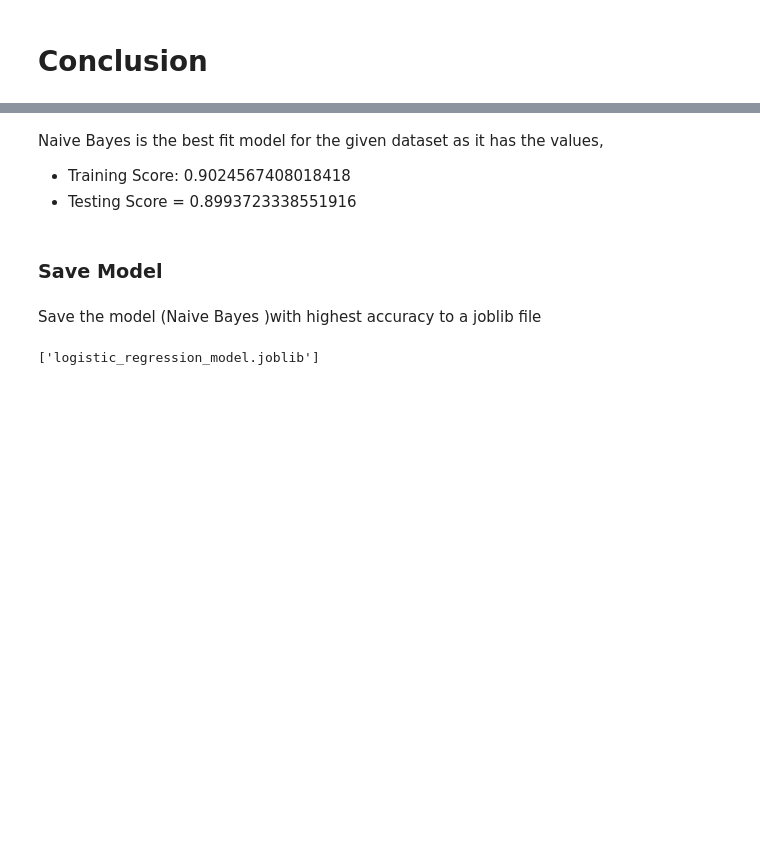
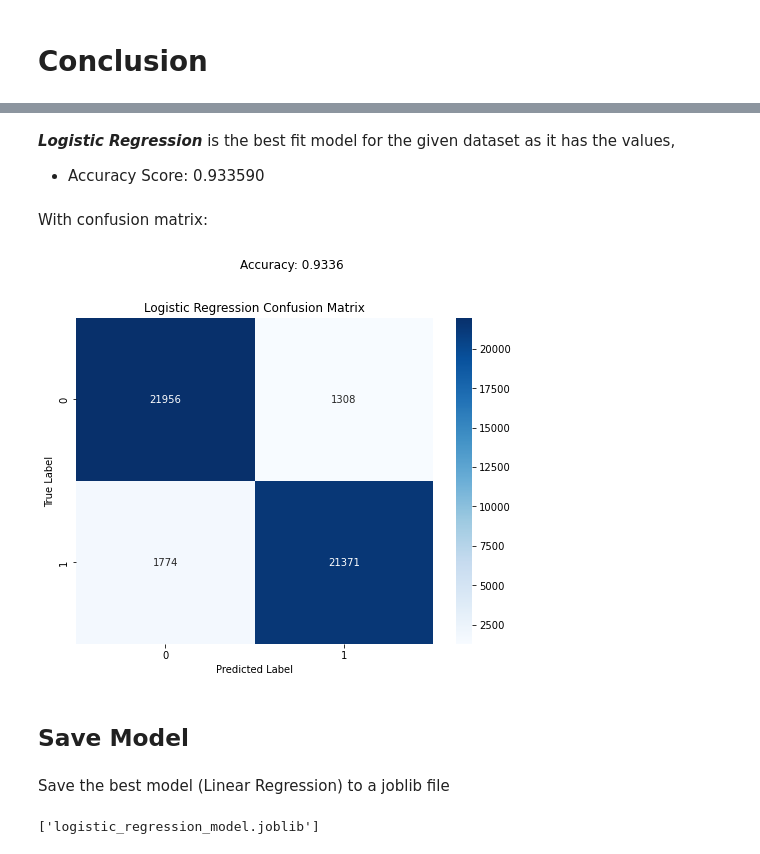
Before and after one commit to yii-meow/mental-health-issue-detector, a Jupyter notebook: mental_health_issue_detector.ipynb, the cells around one changed output, grey strips where cells are left out. Cells and saved outputs as stored; diff of their text form; code cells hidden in the pictures; blank space fills up the shorter version.

```diff
--- a/mental_health_issue_detector.ipynb
+++ b/mental_health_issue_detector.ipynb
@@ -496,9 +448,22 @@ model_ev
 # %% [markdown]
-Naive Bayes is the best fit model for the given dataset as it has the values,
-- Training Score: 0.9024567408018418
-- Testing Score =  0.8993723338551916
+<b><i>Logistic Regression</i></b> is the best fit model for the given dataset as it has the values,
+- Accuracy Score: 0.933590
+# %% [markdown]
+With confusion matrix:
+# %%
+# Plot confusion matrix
+plt.figure(figsize=(8, 6))
+sns.heatmap(lr_confusion_matrix, annot=True, fmt='d', cmap='Blues')
+plt.title('Logistic Regression Confusion Matrix')
+plt.xlabel('Predicted Label')
+plt.ylabel('True Label')
+
+plt.text(1.5, -0.3, f'Accuracy: {lr_accuracy:.4f}', fontsize=12, ha='right')
+plt.show()
+# %% [output]
+[figure, added]
 # %% [markdown]
-### Save Model
+## Save Model
 # %% [markdown]
-Save the model (Naive Bayes )with highest accuracy to a joblib file
+Save the best model (Linear Regression) to a joblib file
 # %%
```
Also changed, not shown: parts of 30 cells of this notebook, 1 other file.
